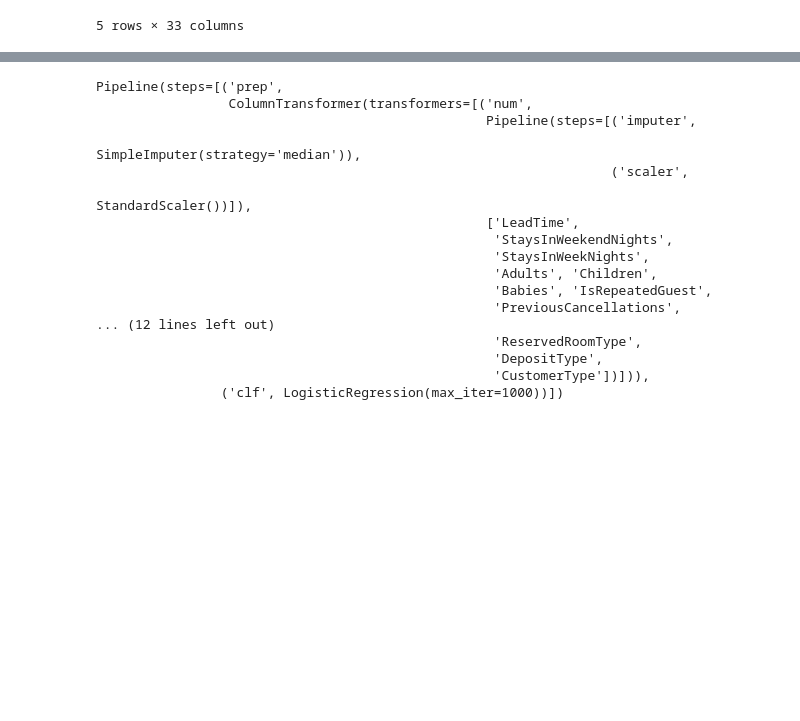
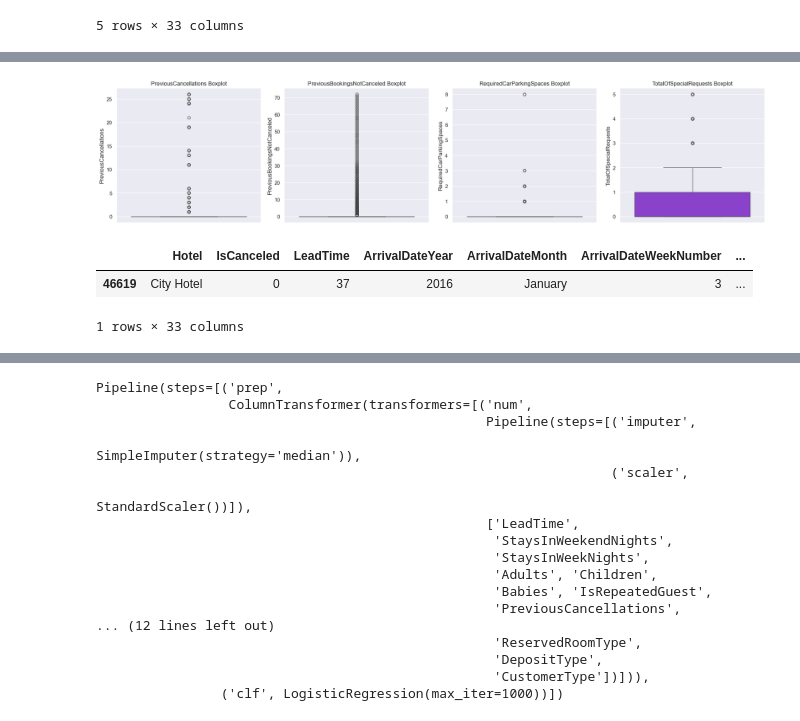
Before and after one commit to mattedefra/Group-AM, a Jupyter notebook: notebooks/Data Cleaning EDA.ipynb, the cells around one changed output, grey strips where cells are left out. Drawn from its saved outputs; the diff is of its cells as text; code cells hidden in the pictures; blank space fills up the shorter version.

```diff
--- a/notebooks/Data Cleaning EDA.ipynb
+++ b/notebooks/Data Cleaning EDA.ipynb
@@ -106,3 +137,17 @@ for column in df_default.columns:
+# %%
+plotter.multiplot_boxplot(data=df_default, columns=[
+    "PreviousCancellations",
+    "PreviousBookingsNotCanceled",
+    "RequiredCarParkingSpaces",
+    "TotalOfSpecialRequests"])
+# %% [output]
+[figure, added]
+# %%
+df_default[df_default.Babies==10]
+# %% [output]
+|  | Hotel | IsCanceled | LeadTime | ArrivalDateYear | ArrivalDateMonth | ArrivalDateWeekNumber | ... |
+| 46619 | City Hotel | 0 | 37 | 2016 | January | 3 | ... |
+1 rows × 33 columns
 # %%
 years = sorted(df_default.ArrivalDateYear.unique())
 
```
Also changed, not shown: parts of 9 cells of this notebook, 1 other file.
